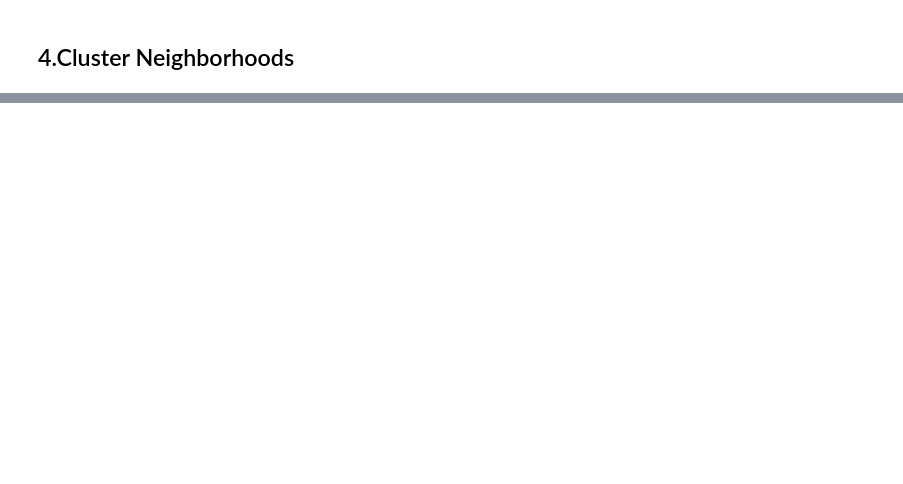
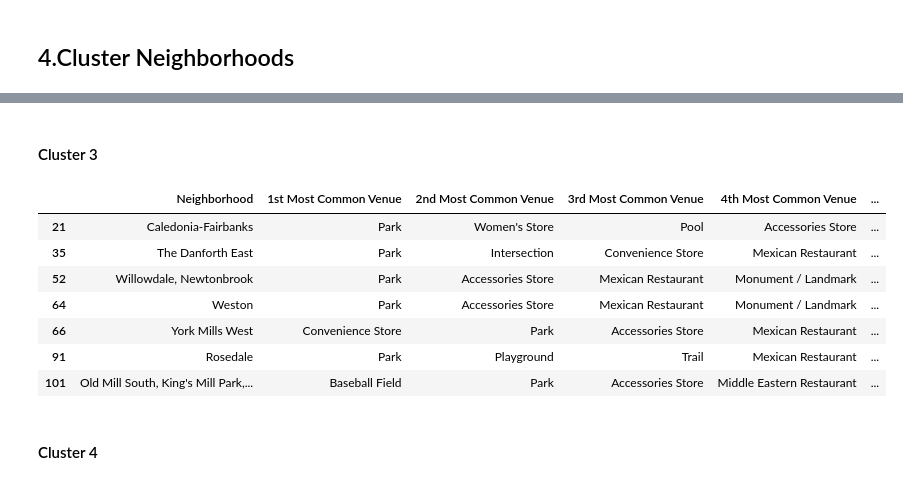
Before and after one commit to ReinholdYen/coursera-capstone-project, a Jupyter notebook: Segmenting_and_Clustering_Neighborhoods_in_Toronto.ipynb, the cells around one changed output, grey strips where cells are left out. Cells and saved outputs as stored; diff of their text form; code cells hidden in the pictures; blank space fills up the shorter version.

```diff
--- a/Segmenting_and_Clustering_Neighborhoods_in_Toronto.ipynb
+++ b/Segmenting_and_Clustering_Neighborhoods_in_Toronto.ipynb
@@ -310,0 +474,15 @@ manhattan_merged.head() # check the last columns!
+# %% [markdown]
+#### Cluster 3
+# %%
+toronto_merged.loc[toronto_merged['Cluster Labels'] == 2, toronto_merged.columns[[2] + list(range(6, toronto_merged.shape[1]))]]
+# %% [output]
+|  | Neighborhood | 1st Most Common Venue | 2nd Most Common Venue | 3rd Most Common Venue | 4th Most Common Venue | ... |
+| 21 | Caledonia-Fairbanks | Park | Women's Store | Pool | Accessories Store | ... |
+| 35 | The Danforth East | Park | Intersection | Convenience Store | Mexican Restaurant | ... |
+| 52 | Willowdale, Newtonbrook | Park | Accessories Store | Mexican Restaurant | Monument / Landmark | ... |
+| 64 | Weston | Park | Accessories Store | Mexican Restaurant | Monument / Landmark | ... |
+| 66 | York Mills West | Convenience Store | Park | Accessories Store | Mexican Restaurant | ... |
+| 91 | Rosedale | Park | Playground | Trail | Mexican Restaurant | ... |
+| 101 | Old Mill South, King's Mill Park,... | Baseball Field | Park | Accessories Store | Middle Eastern Restaurant | ... |
+# %% [markdown]
+#### Cluster 4
```
Also changed, not shown: parts of 25 cells of this notebook.
